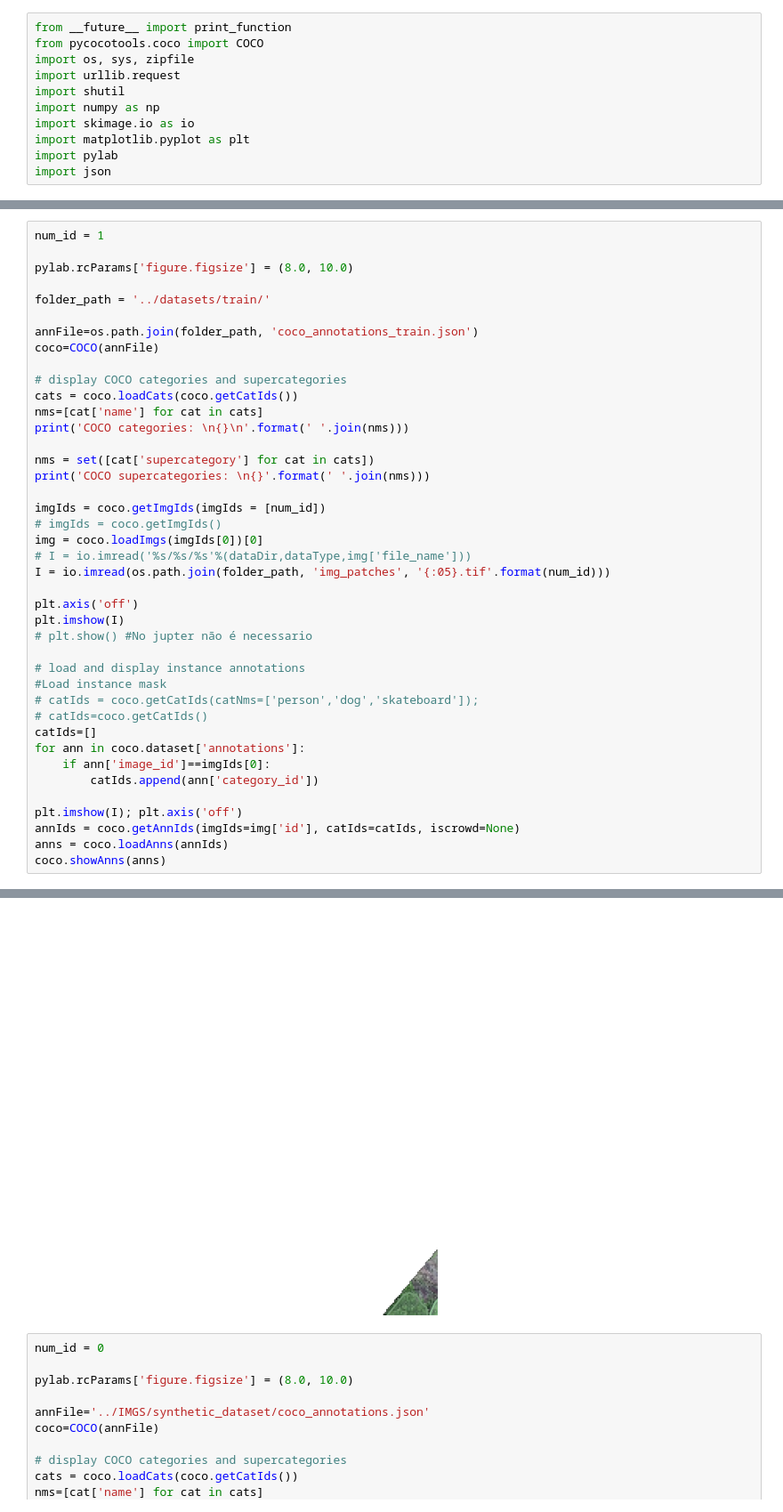
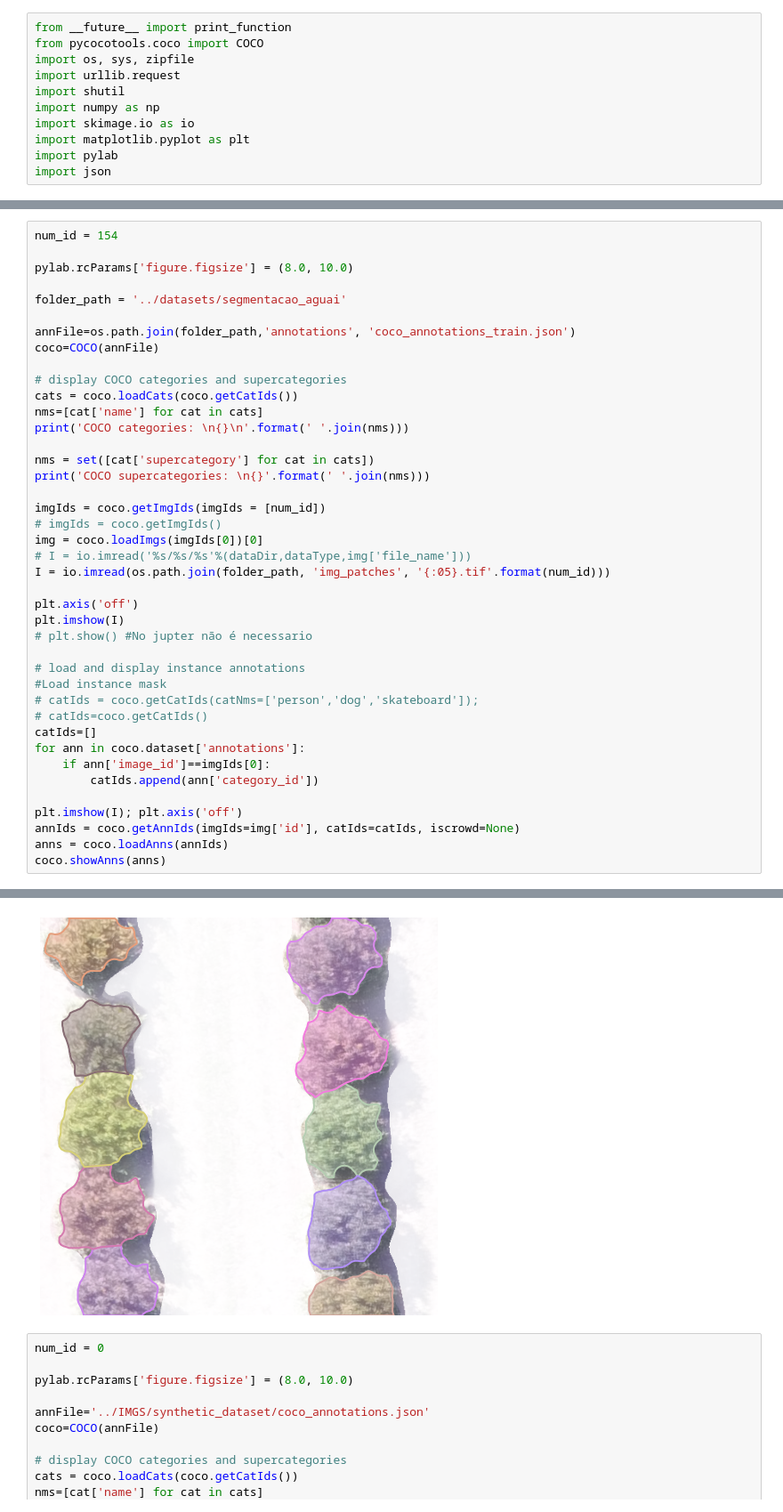
Before and after one commit to felipesa01/greening, a Jupyter notebook: PYTHON/show_annotations.ipynb, the cells around one changed output, grey strips where cells are left out. Shown at 89% size. Drawn from its saved outputs; the diff is of its cells as text.

```diff
--- a/PYTHON/show_annotations.ipynb
+++ b/PYTHON/show_annotations.ipynb
@@ -41,11 +41,11 @@ print(data['images'])
 # %%
-num_id = 1
+num_id = 154
 
 pylab.rcParams['figure.figsize'] = (8.0, 10.0)
 
-folder_path = '../datasets/train/'
+folder_path = '../datasets/segmentacao_aguai'
 
-annFile=os.path.join(folder_path, 'coco_annotations_train.json')
+annFile=os.path.join(folder_path,'annotations', 'coco_annotations_train.json')
 coco=COCO(annFile)
 
 # display COCO categories and supercategories
@@ -85,11 +85,11 @@ Done (t=0.10s)
 creating index...
 index created!
 COCO categories:
 hamlin
 
 COCO supercategories:
 canopy
-[figure, old version]
+[figure, new version]
 # %%
 num_id = 0
 
```
Also changed, not shown: parts of 2 cells of this notebook, 10 other files.
